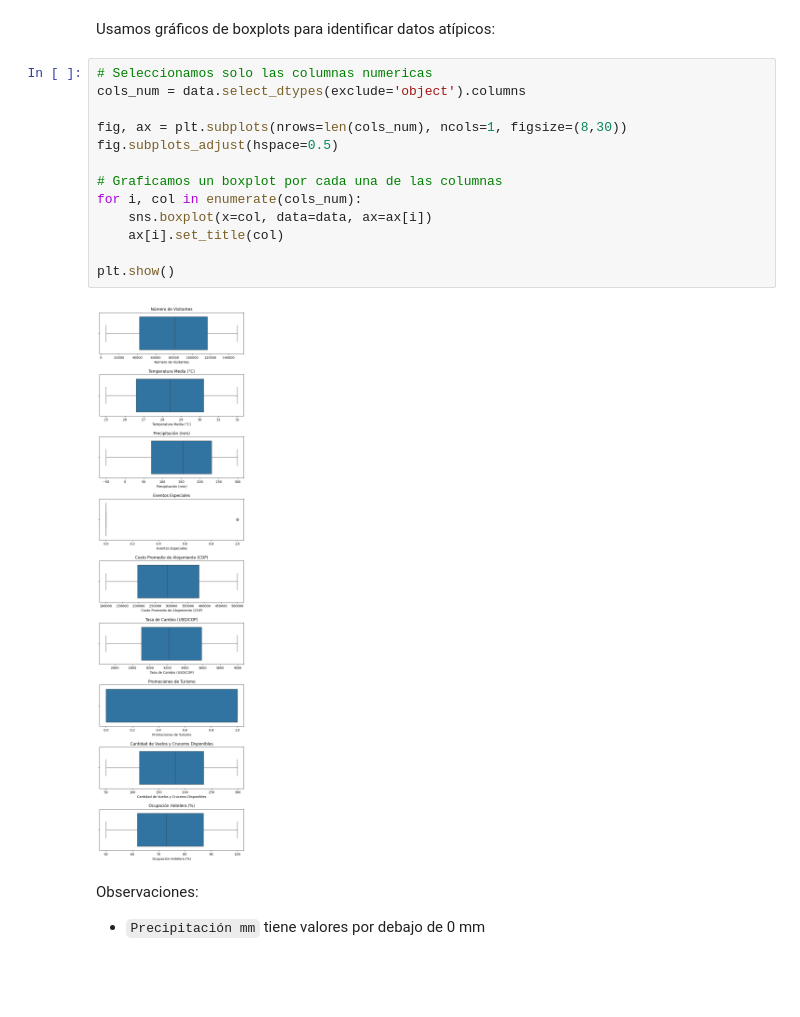
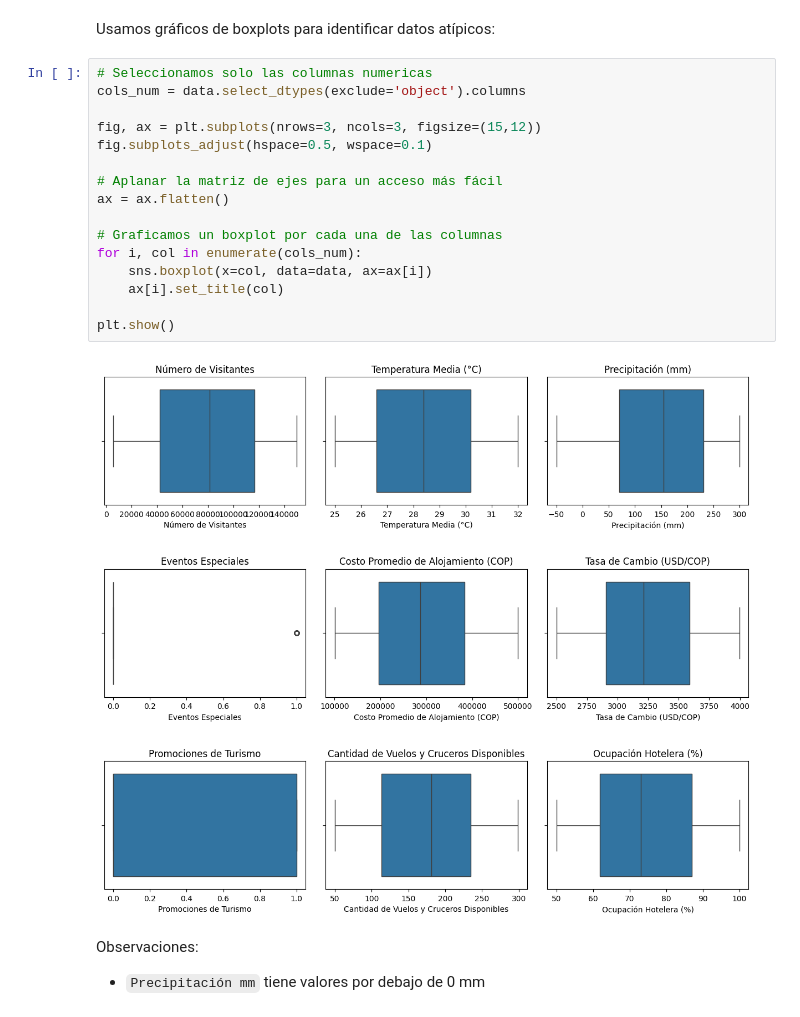
Before and after one commit to JohnReyes02/Talento_tech, a Jupyter notebook: semana_6/taller_grupo.ipynb, the cells around one changed output. Saved outputs shown, nothing was run; the diff lists cells and outputs as text; blank space fills up the shorter version.

```diff
--- a/semana_6/taller_grupo.ipynb
+++ b/semana_6/taller_grupo.ipynb
@@ -142,18 +142,21 @@ Usamos gráficos de boxplots para identificar datos atípicos:
 # %%
 # Seleccionamos solo las columnas numericas
 cols_num = data.select_dtypes(exclude='object').columns
 
-fig, ax = plt.subplots(nrows=len(cols_num), ncols=1, figsize=(8,30))
-fig.subplots_adjust(hspace=0.5)
+fig, ax = plt.subplots(nrows=3, ncols=3, figsize=(15,12))
+fig.subplots_adjust(hspace=0.5, wspace=0.1)
+
+# Aplanar la matriz de ejes para un acceso más fácil
+ax = ax.flatten()
 
 # Graficamos un boxplot por cada una de las columnas
 for i, col in enumerate(cols_num):
     sns.boxplot(x=col, data=data, ax=ax[i])
     ax[i].set_title(col)
 
 plt.show()
 # %% [output]
-[figure, old version]
+[figure, new version]
 # %% [markdown]
 Observaciones:
 - `Precipitación mm` tiene valores por debajo de 0 mm
```
Also changed, not shown: parts of 18 cells of this notebook, 1 other file.
